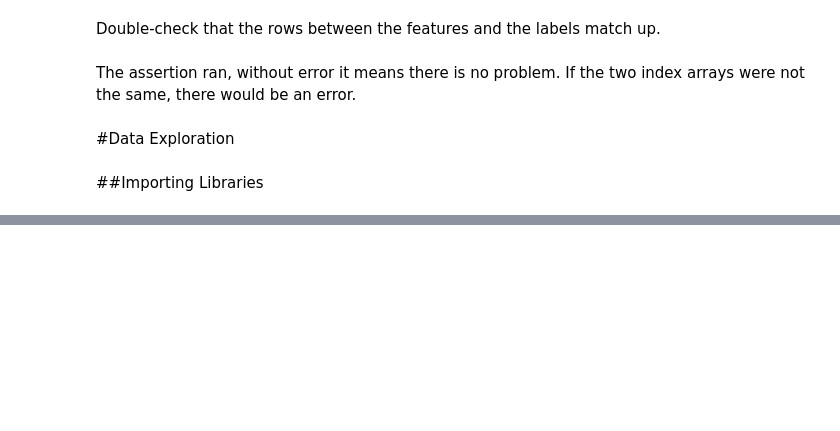
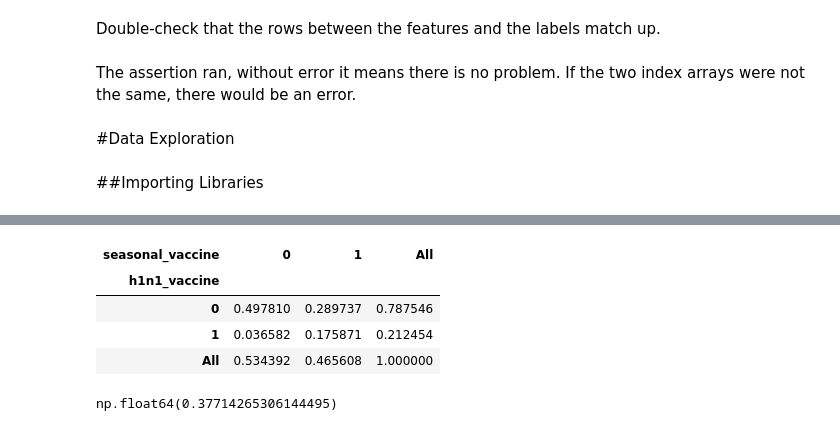
Before and after one commit to Rlours/VaccinePrediction-H1N1_Flu, a Jupyter notebook: H1N1_Flu_VaccinePrediction.ipynb, the cells around one changed output, grey strips where cells are left out. Drawn from its saved outputs; the diff is of its cells as text; code cells hidden in the pictures; blank space fills up the shorter version.

```diff
--- a/H1N1_Flu_VaccinePrediction.ipynb
+++ b/H1N1_Flu_VaccinePrediction.ipynb
@@ -102,0 +156,15 @@ import matplotlib.pyplot as plt
+# %%
+pd.crosstab(
+    df_train_labels["h1n1_vaccine"], df_train_labels["seasonal_vaccine"], margins=True, normalize=True
+)
+# %% [output]
+| seasonal_vaccine | 0 | 1 | All |
+| h1n1_vaccine |  |  |  |
+| 0 | 0.497810 | 0.289737 | 0.787546 |
+| 1 | 0.036582 | 0.175871 | 0.212454 |
+| All | 0.534392 | 0.465608 | 1.000000 |
+# %%
+# Phi Coefficient is the same as Pearson for two binary variables
+(df_train_labels["h1n1_vaccine"].corr(df_train_labels["seasonal_vaccine"], method="pearson"))
+# %% [output]
+np.float64(0.37714265306144495)
```
Also changed, not shown: parts of 2 cells of this notebook.
